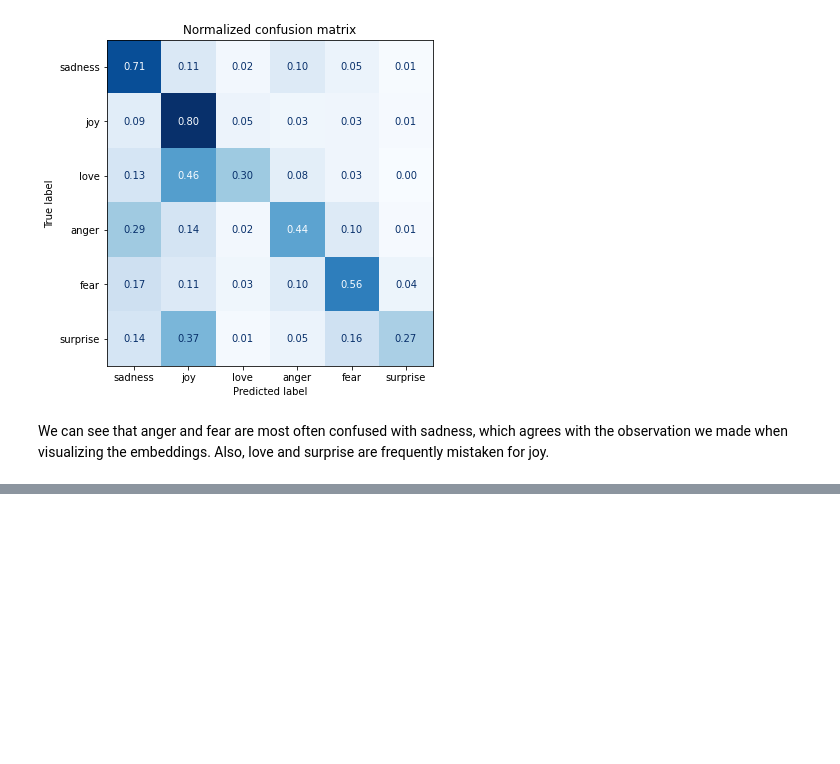
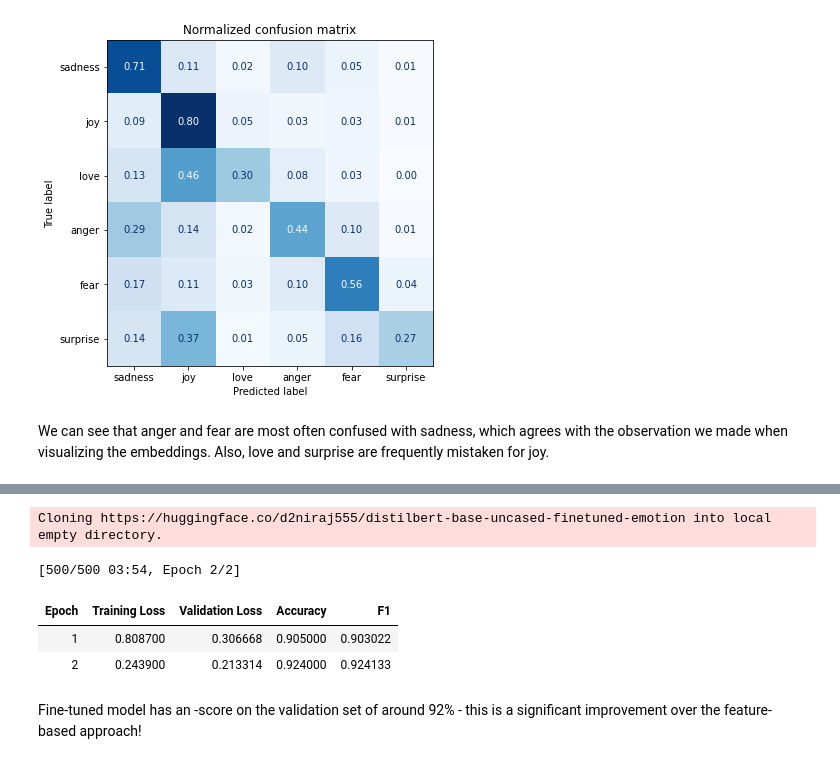
Before and after one commit to nshah-waripari/nlp_transformers, a Jupyter notebook: sentiment_classifier_transformer.ipynb, the cells around one changed output, grey strips where cells are left out. Drawn from its saved outputs; the diff is of its cells as text; code cells hidden in the pictures; blank space fills up the shorter version.

```diff
--- a/sentiment_classifier_transformer.ipynb
+++ b/sentiment_classifier_transformer.ipynb
@@ -393,0 +422,9 @@ We can see that anger and fear are most often confused with sadness, which agree
+# %%
+from sklearn.metrics import accuracy_score, f1_score
+
+def compute_metrics(pred):
+  labels = pred.label_ids
+  preds = pred.predictions.argmax(-1)
+  f1 = f1_score(labels, preds, average='weighted')
+  acc = accuracy_score(labels, preds)
+  return {"accuracy": acc, "f1":f1}
@@ -393,0 +462,18 @@ We can see that anger and fear are most often confused with sadness, which agree
+# %%
+from transformers import Trainer
+
+trainer = Trainer(model = model1, args = training_args,
+                  compute_metrics = compute_metrics,
+                  train_dataset=emotions_encoded["train"],
+                  eval_dataset = emotions_encoded["validation"],
+                  tokenizer = tokenizer
+                  )
+trainer.train();
+# %% [output]
+Cloning https://huggingface.co/d2niraj555/distilbert-base-uncased-finetuned-emotion into local empty directory.
+[500/500 03:54, Epoch 2/2]
+| Epoch | Training Loss | Validation Loss | Accuracy | F1 |
+| 1 | 0.808700 | 0.306668 | 0.905000 | 0.903022 |
+| 2 | 0.243900 | 0.213314 | 0.924000 | 0.924133 |
+# %% [markdown]
+Fine-tuned model has an -score on the validation set of around 92% - this is a significant improvement over the feature-based approach!
```
Also changed, not shown: parts of 24 cells of this notebook.
